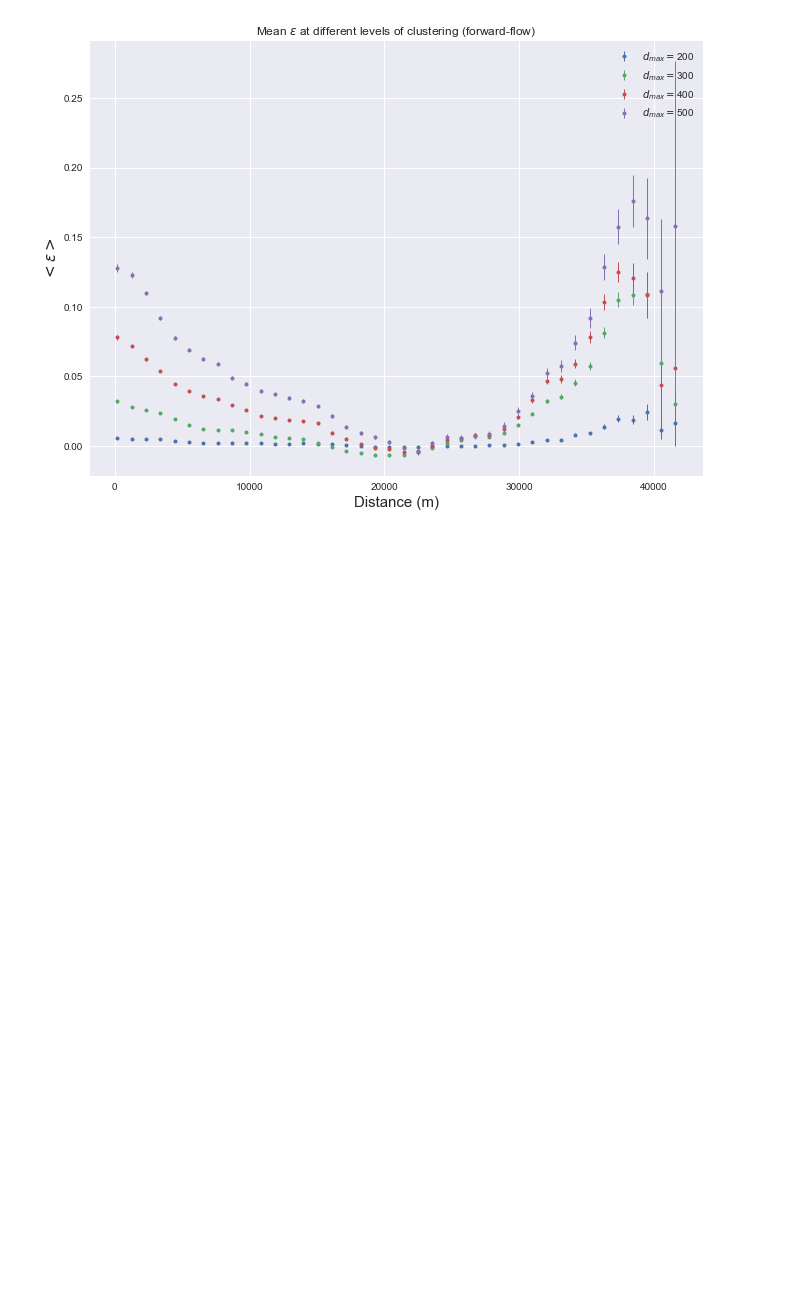
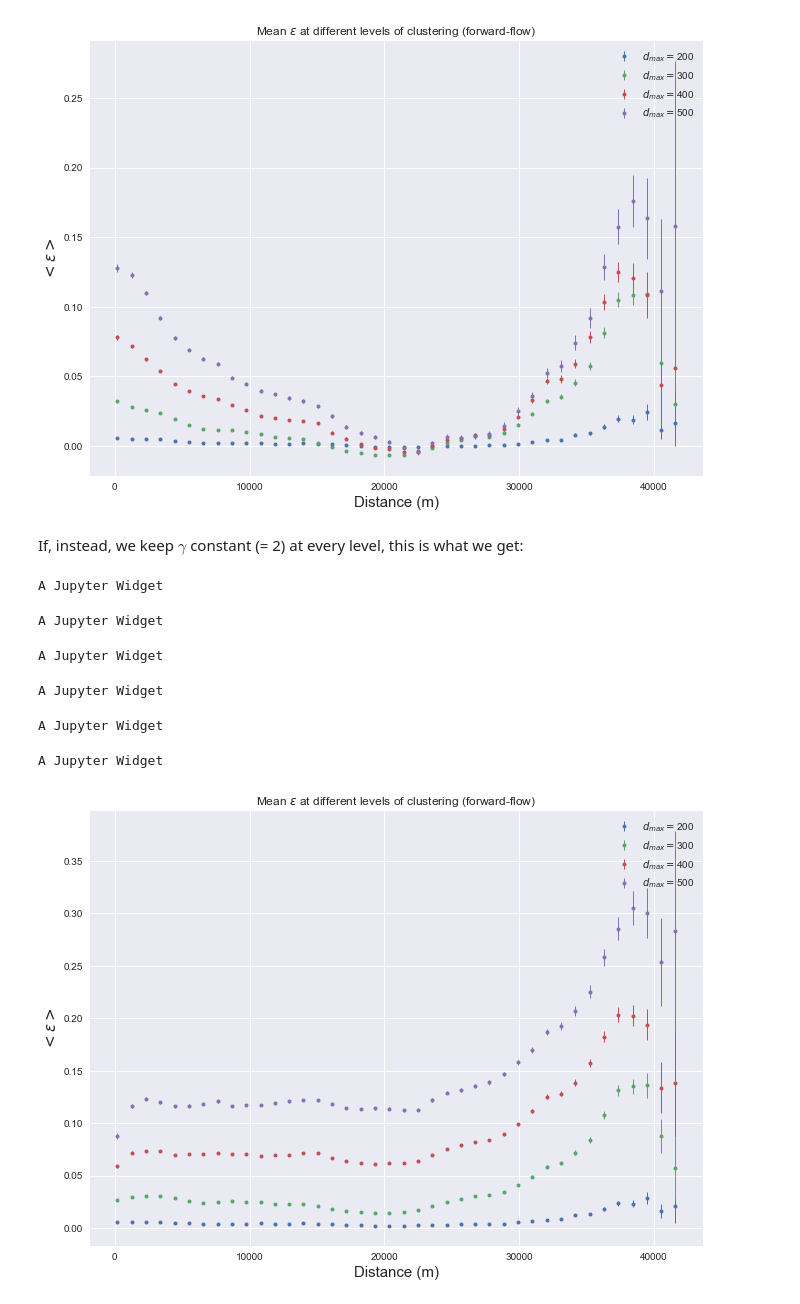
Before and after one commit to jbremz/human_mob, a Jupyter notebook: Notebooks/Ilaria's Log/Week 15.ipynb, the cells around one changed output. Cells and saved outputs as stored; diff of their text form; code cells hidden in the pictures; blank space fills up the shorter version.

```diff
--- a/Notebooks/Ilaria's Log/Week 15.ipynb
+++ b/Notebooks/Ilaria's Log/Week 15.ipynb
@@ -80,11 +97,11 @@ A Jupyter Widget
 Now let's do this for a small region of London with a similar number of locations as above.
 # %%
 master_df = pandas.read_csv("/Users/Ilaria/Documents/Imperial/MSci_Project/Code/human_mob/data/LSOA populations and areas 2011 (merged).csv")
-lon_df = master_df[master_df['Easting'] < 561966][master_df['Easting'] > 493024][master_df['Northing'] < 207218][master_df['Northing'] > 150912]
+df = master_df[master_df['Easting'] < 561966][master_df['Easting'] > 493024][master_df['Northing'] < 207218][master_df['Northing'] > 150912]
 small_df = df[df['Easting'] < 527530][df['Easting'] > 493171][df['Northing'] < 179073.5][df['Northing'] > 150941]
 # %%
 d_maxs_lon = [200, 300, 400, 500]
-h_lon = pop_hier(small_df, d_maxs)
+h_lon = pop_hier(small_df, d_maxs_lon)
 gamma_0 = 2.
 # %%
 gammas_lon = [gamma_0]
@@ -112,3 +129,18 @@ eps_distance_hier(epsilons_lon, DMList, d_maxs_lon, 40)
 plt.show()
 # %% [output]
 [figure]
+# %% [markdown]
+If, instead, we keep $\gamma$ constant (= 2) at every level, this is what we get:
+# %%
+DMList_lon = [h_lon.DM_level(1), h_lon.DM_level(2), h_lon.DM_level(3), h_lon.DM_level(4)]
+epsList, DMList = eps_hier(h_lon, model='g', gamma=gamma_0)
+eps_distance_hier(epsList, DMList_lon, d_maxs_lon, 40)
+plt.show()
+# %% [output]
+A Jupyter Widget
+A Jupyter Widget
+A Jupyter Widget
+A Jupyter Widget
+A Jupyter Widget
+A Jupyter Widget
+[figure, added]
```
Also changed, not shown: parts of 30 cells of this notebook.
